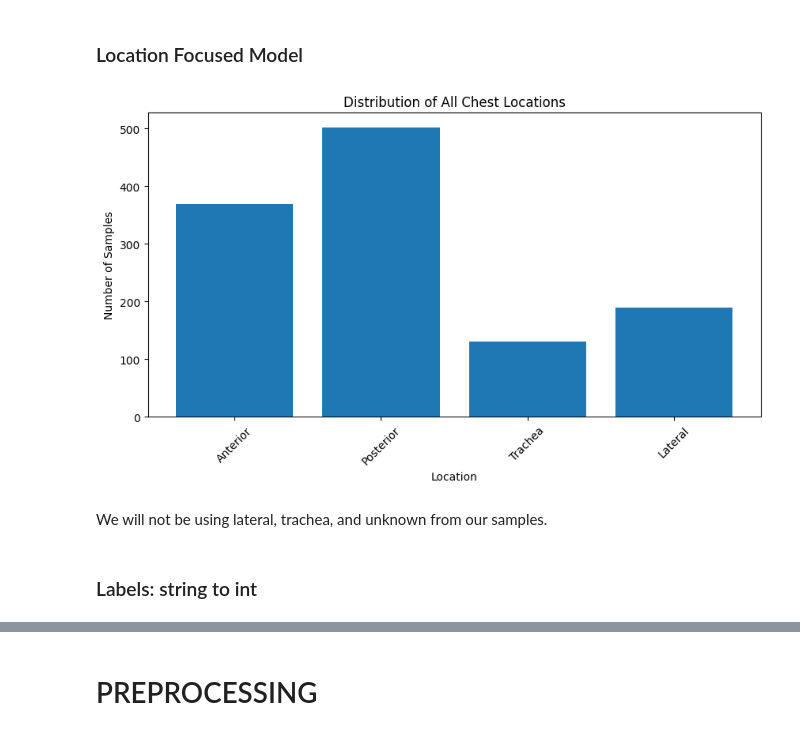
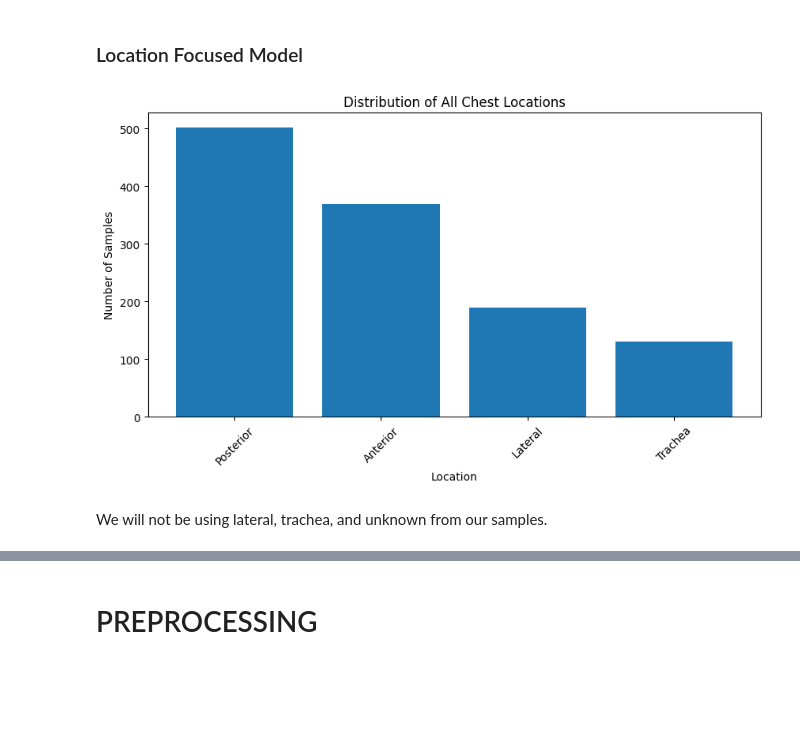
Before and after one commit to Kbeaty26/DS340-Project, a Jupyter notebook: projectCode.ipynb, the cells around one changed output, grey strips where cells are left out. Saved outputs shown, nothing was run; the diff lists cells and outputs as text; code cells hidden in the pictures; blank space fills up the shorter version.

```diff
--- a/projectCode.ipynb
+++ b/projectCode.ipynb
@@ -297,20 +313,18 @@ def extract_location_metadata(filename):
         return location_map.get(location_code, 'Unknown')
     return 'Unknown'
 # %%
-locations = [str(extract_location_metadata(f)) for f in raw_audios]
+locations = [str(extract_location_metadata(f)) for f in audio_paths]
 location_counts = Counter(locations)
 
 # plot the distribution
 plt.figure(figsize=(10,5))
 plt.bar(location_counts.keys(), location_counts.values())
 plt.xlabel('Location')
 plt.ylabel('Number of Samples')
 plt.title('Distribution of All Chest Locations')
 plt.xticks(rotation=45)
 plt.show()
 # %% [output]
-[figure, old version]
+[figure, new version]
 # %% [markdown]
 We will not be using lateral, trachea, and unknown from our samples.
-# %% [markdown]
-### Labels: string to int
```
Also changed, not shown: parts of 12 cells of this notebook.
